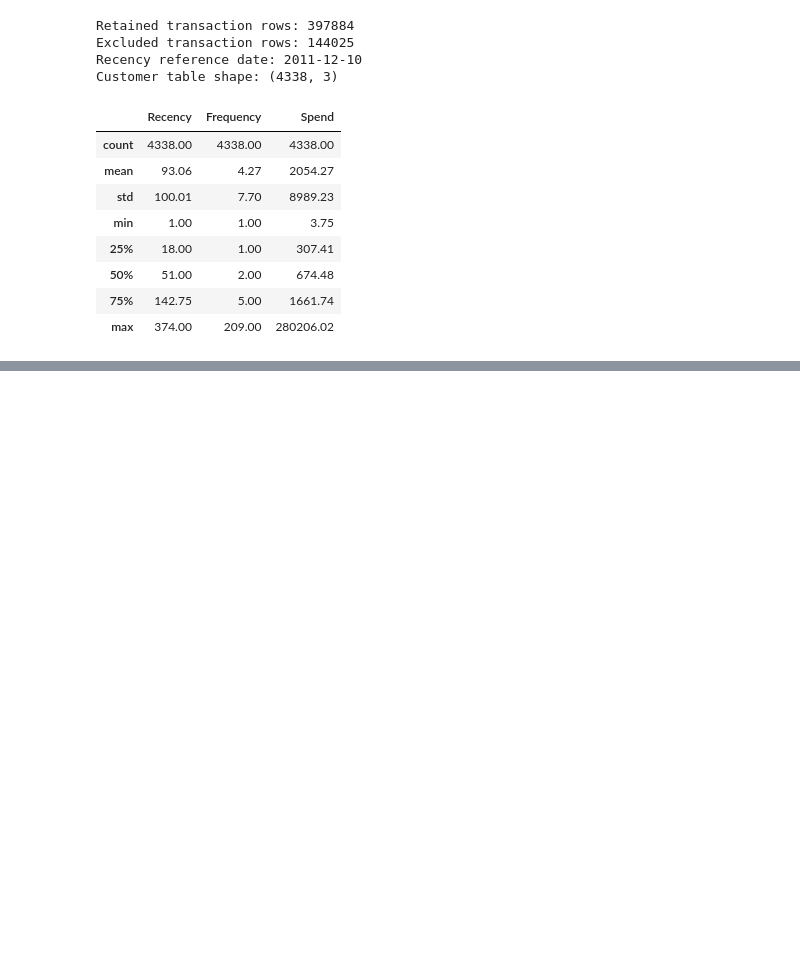
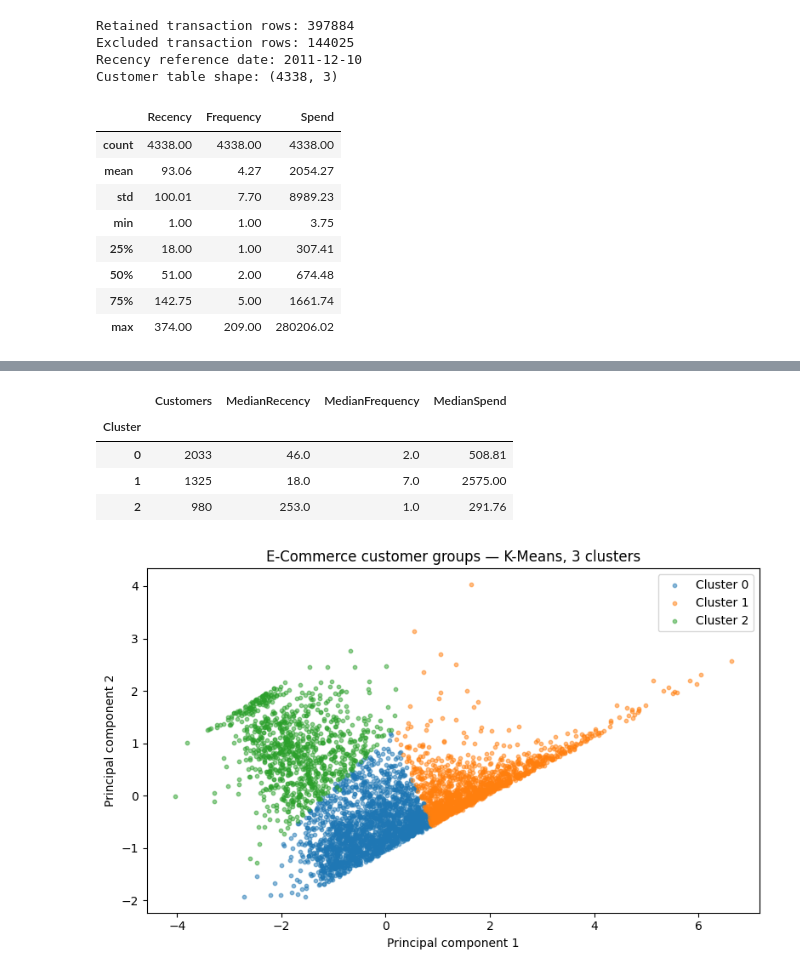
Before and after one commit to SUZAN1010/Formative-Assignment-for-502AZ, a Jupyter notebook: 502AZ_Task_2.ipynb, the cells around one changed output, grey strips where cells are left out. Cells and saved outputs as stored; diff of their text form; code cells hidden in the pictures; blank space fills up the shorter version.

Commit message:
Explain bike model results and profile E-Commerce customer clusters

```diff
--- a/502AZ_Task_2.ipynb
+++ b/502AZ_Task_2.ipynb
@@ -109,0 +112,10 @@ display(bike_scores.round(2))  # Displays the two models' scores to two decimal
+# %%
+import pandas as pd  # Imports pandas for reading tabular data.
+
+shop = pd.read_csv(
+    "/content/data.csv (2).zip",  # Points to the uploaded E-Commerce archive.
+    compression="zip",  # Reads the CSV inside the archive.
+    encoding="latin1"  # Decodes the CSV text.
+)
+
+print("E-Commerce shape:", shop.shape)  # Displays the number of rows and columns.
@@ -170,0 +238,35 @@ Customer table shape: (4338, 3)
+# %%
+import matplotlib.pyplot as plt  # Imports plotting functions.
+from sklearn.decomposition import PCA  # Imports the method used to display the features on two axes.
+
+labels = cluster_labels[("K-Means", 3)]  # Retrieves the customer labels from the highest-scoring run.
+
+profile = rfm.assign(Cluster=labels).groupby("Cluster").agg(
+    Customers=("Recency", "size"),  # Counts the customers in each cluster.
+    MedianRecency=("Recency", "median"),  # Finds the median days since the last purchase.
+    MedianFrequency=("Frequency", "median"),  # Finds the median number of distinct invoices.
+    MedianSpend=("Spend", "median"),  # Finds the median spend in the original currency.
+)
+display(profile.round(2))  # Displays the three profiles in their original units.
+
+points = PCA(n_components=2).fit_transform(customer_features)  # Projects the scaled features onto two axes.
+plt.figure(figsize=(8, 5))  # Creates the plot.
+
+for cluster in profile.index:  # Plots one cluster at a time.
+    mask = labels == cluster  # Selects customers assigned to this cluster.
+    plt.scatter(points[mask, 0], points[mask, 1], s=10, alpha=0.5,
+                label=f"Cluster {cluster}")  # Adds one point per customer.
+
+plt.xlabel("Principal component 1")  # Labels the horizontal axis.
+plt.ylabel("Principal component 2")  # Labels the vertical axis.
+plt.title("E-Commerce customer groups — K-Means, 3 clusters")  # Identifies the model and cluster count.
+plt.legend()  # Identifies each cluster by colour.
+plt.tight_layout()  # Adjusts the spacing around the plot.
+plt.show()  # Displays the plot.
+# %% [output]
+|  | Customers | MedianRecency | MedianFrequency | MedianSpend |
+| Cluster |  |  |  |  |
+| 0 | 2033 | 46.0 | 2.0 | 508.81 |
+| 1 | 1325 | 18.0 | 7.0 | 2575.00 |
+| 2 | 980 | 253.0 | 1.0 | 291.76 |
+[figure, added]
```
Also changed, not shown: parts of 4 cells of this notebook.
